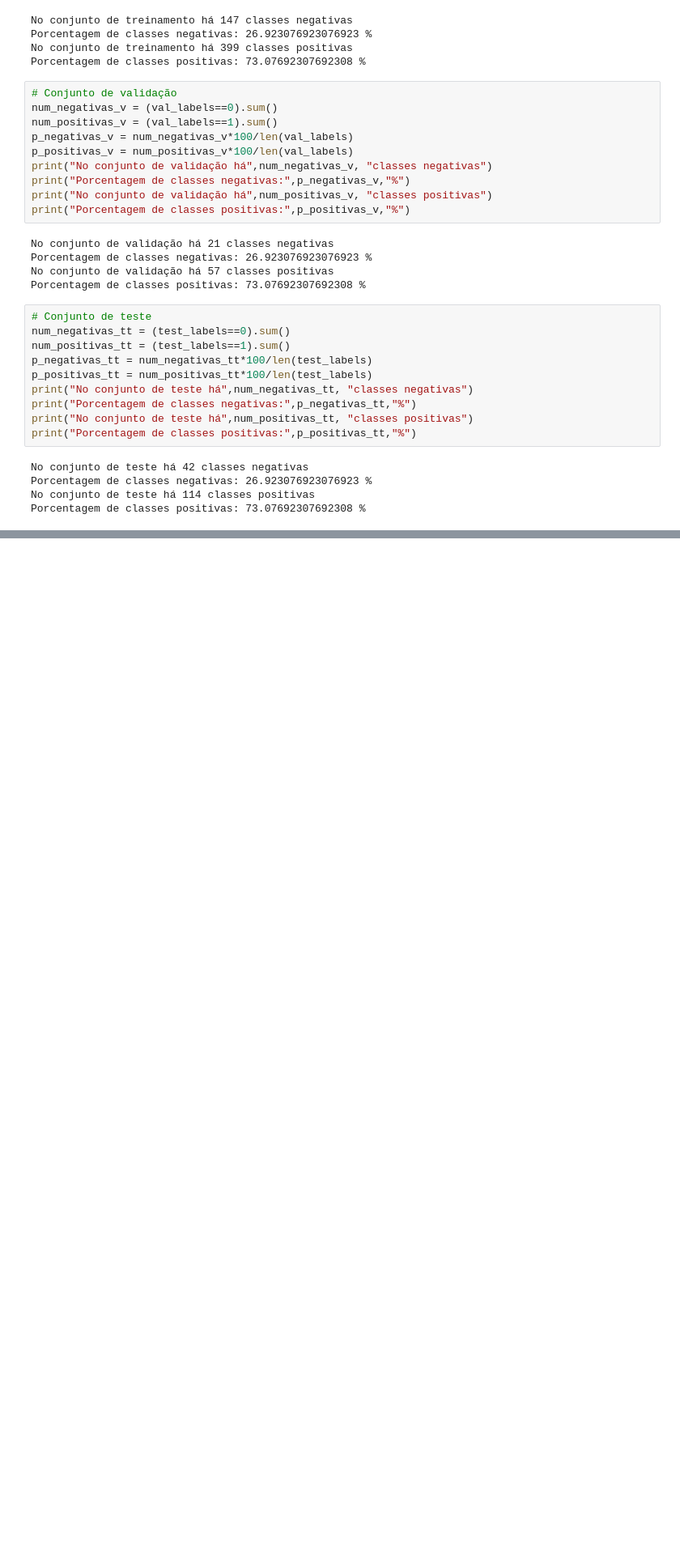
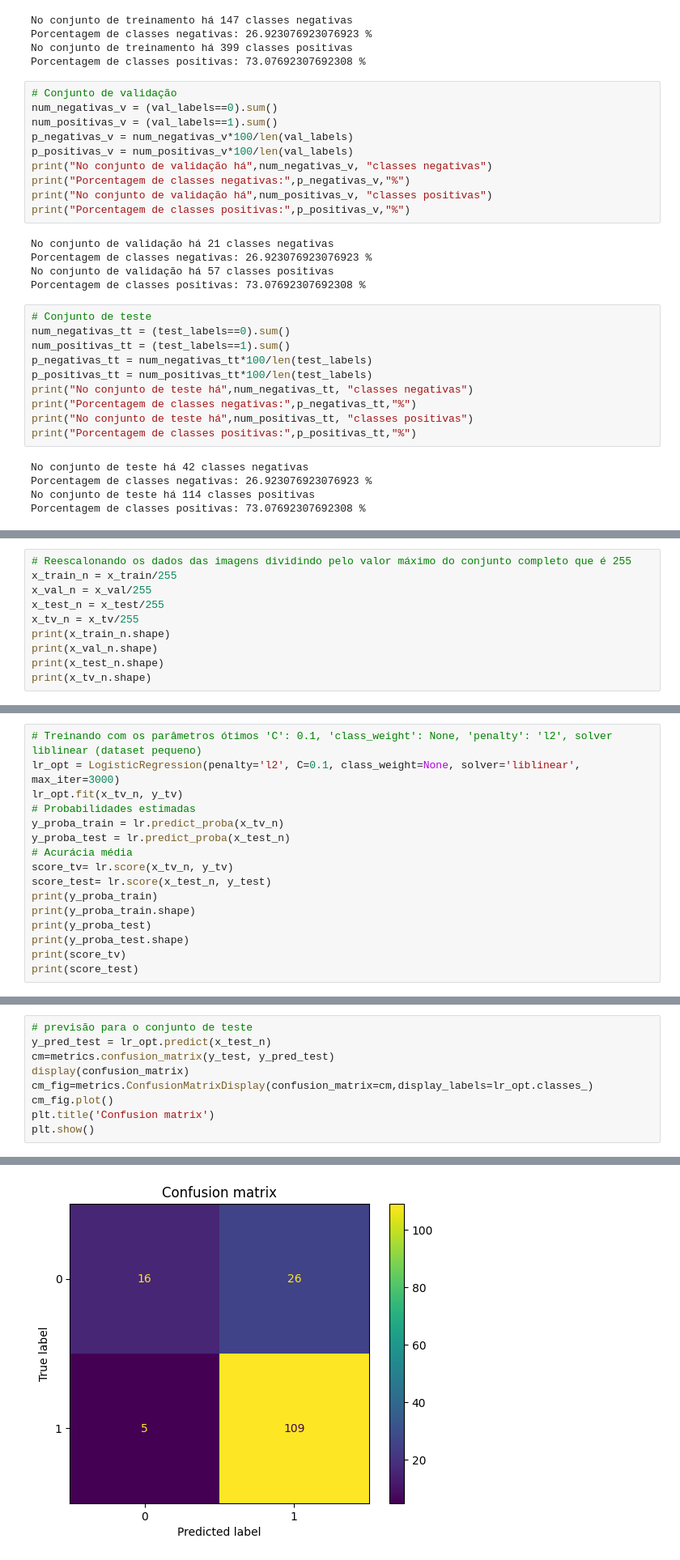
Before and after one commit to LuisLVieira/IA048, a Jupyter notebook: EFC2/efc02.ipynb, the cells around one changed output, grey strips where cells are left out. Shown at 81% size. Cells and saved outputs as stored; diff of their text form; blank space fills up the shorter version.

```diff
--- a/EFC2/efc02.ipynb
+++ b/EFC2/efc02.ipynb
@@ -159,0 +208,10 @@ Porcentagem de classes positivas: 73.07692307692308 %
+# %%
+# Reescalonando os dados das imagens dividindo pelo valor máximo do conjunto completo que é 255
+x_train_n = x_train/255
+x_val_n = x_val/255
+x_test_n = x_test/255
+x_tv_n = x_tv/255
+print(x_train_n.shape)
+print(x_val_n.shape)
+print(x_test_n.shape)
+print(x_tv_n.shape)
@@ -159,0 +300,16 @@ Porcentagem de classes positivas: 73.07692307692308 %
+# %%
+# Treinando com os parâmetros ótimos 'C': 0.1, 'class_weight': None, 'penalty': 'l2', solver liblinear (dataset pequeno)
+lr_opt = LogisticRegression(penalty='l2', C=0.1, class_weight=None, solver='liblinear', max_iter=3000)
+lr_opt.fit(x_tv_n, y_tv)
+# Probabilidades estimadas
+y_proba_train = lr.predict_proba(x_tv_n)
+y_proba_test = lr.predict_proba(x_test_n)
+# Acurácia média
+score_tv= lr.score(x_tv_n, y_tv)
+score_test= lr.score(x_test_n, y_test)
+print(y_proba_train)
+print(y_proba_train.shape)
+print(y_proba_test)
+print(y_proba_test.shape)
+print(score_tv)
+print(score_test)
@@ -159,0 +338,10 @@ Porcentagem de classes positivas: 73.07692307692308 %
+# %%
+# previsão para o conjunto de teste
+y_pred_test = lr_opt.predict(x_test_n)
+cm=metrics.confusion_matrix(y_test, y_pred_test)
+display(confusion_matrix)
+cm_fig=metrics.ConfusionMatrixDisplay(confusion_matrix=cm,display_labels=lr_opt.classes_)
+cm_fig.plot()
+plt.title('Confusion matrix')
+plt.show()
+# %% [output]
@@ -159,0 +350 @@ Porcentagem de classes positivas: 73.07692307692308 %
+[figure, added]
```
Also changed, not shown: parts of 18 cells of this notebook.
